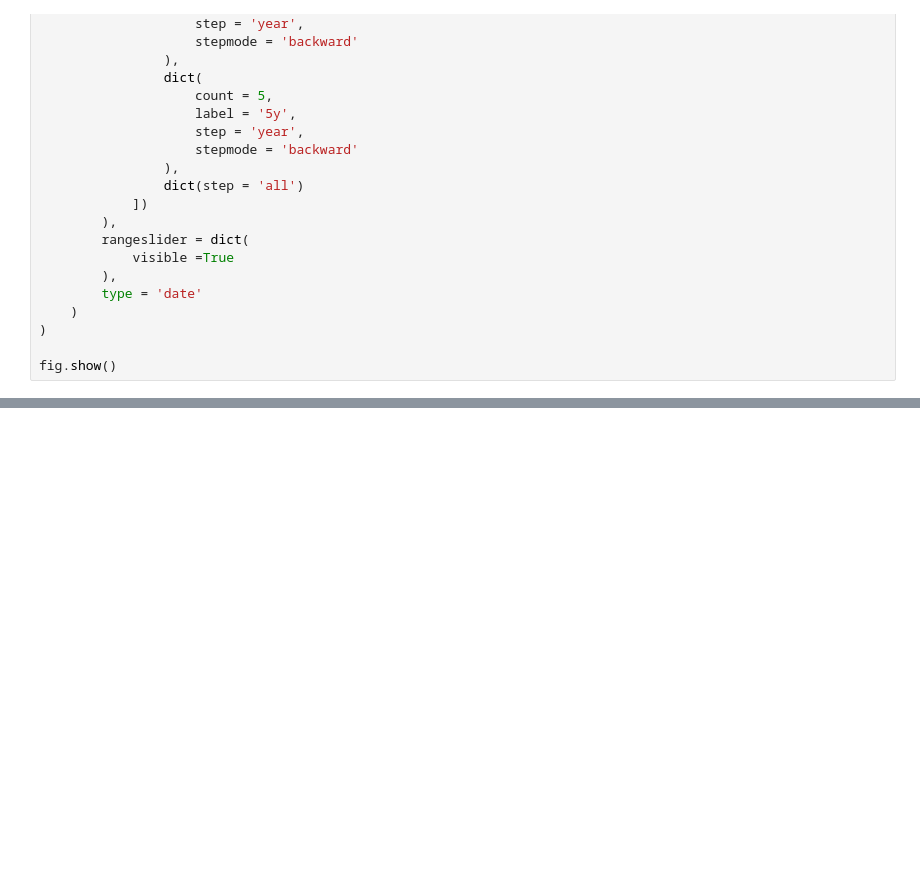
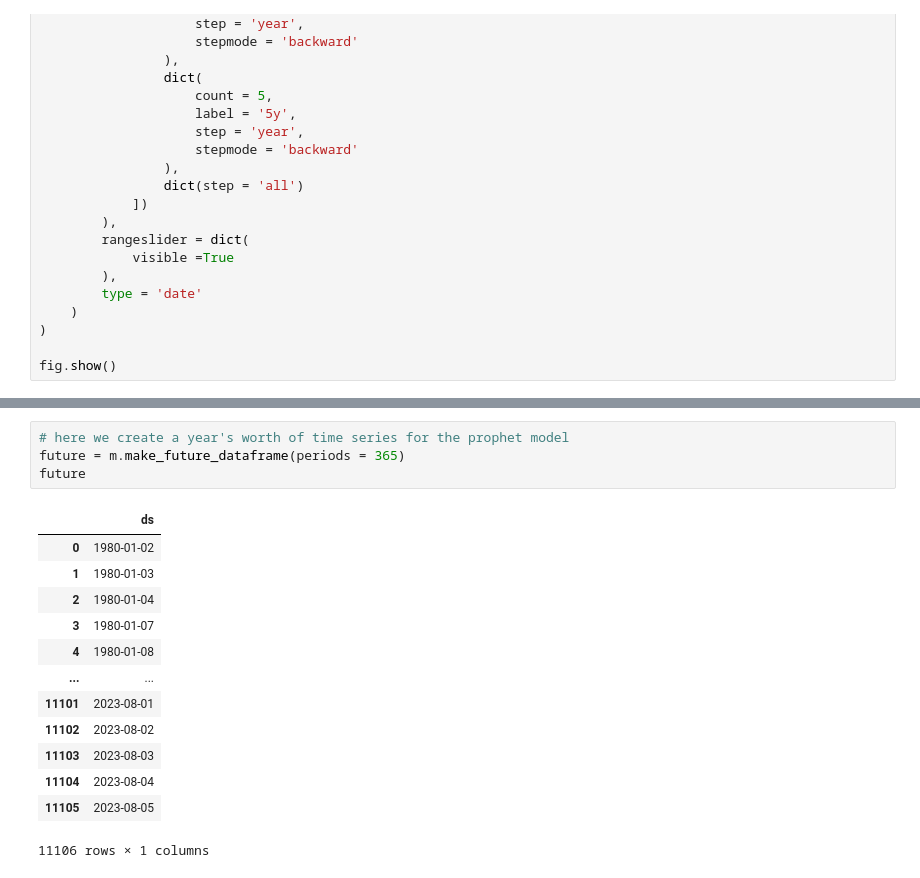
Before and after one commit to rishkosna/prophet_vs_monte, a Jupyter notebook: prophet_predictor.ipynb, the cells around one changed output, grey strips where cells are left out. Saved outputs shown, nothing was run; the diff lists cells and outputs as text; blank space fills up the shorter version.

```diff
--- a/prophet_predictor.ipynb
+++ b/prophet_predictor.ipynb
@@ -149,0 +159,18 @@ fig.show()
+# %%
+# here we create a year's worth of time series for the prophet model
+future = m.make_future_dataframe(periods = 365)
+future
+# %% [output]
+|  | ds |
+| 0 | 1980-01-02 |
+| 1 | 1980-01-03 |
+| 2 | 1980-01-04 |
+| 3 | 1980-01-07 |
+| 4 | 1980-01-08 |
+| ... | ... |
+| 11101 | 2023-08-01 |
+| 11102 | 2023-08-02 |
+| 11103 | 2023-08-03 |
+| 11104 | 2023-08-04 |
+| 11105 | 2023-08-05 |
+11106 rows × 1 columns
```
Also changed, not shown: parts of 7 cells of this notebook.
